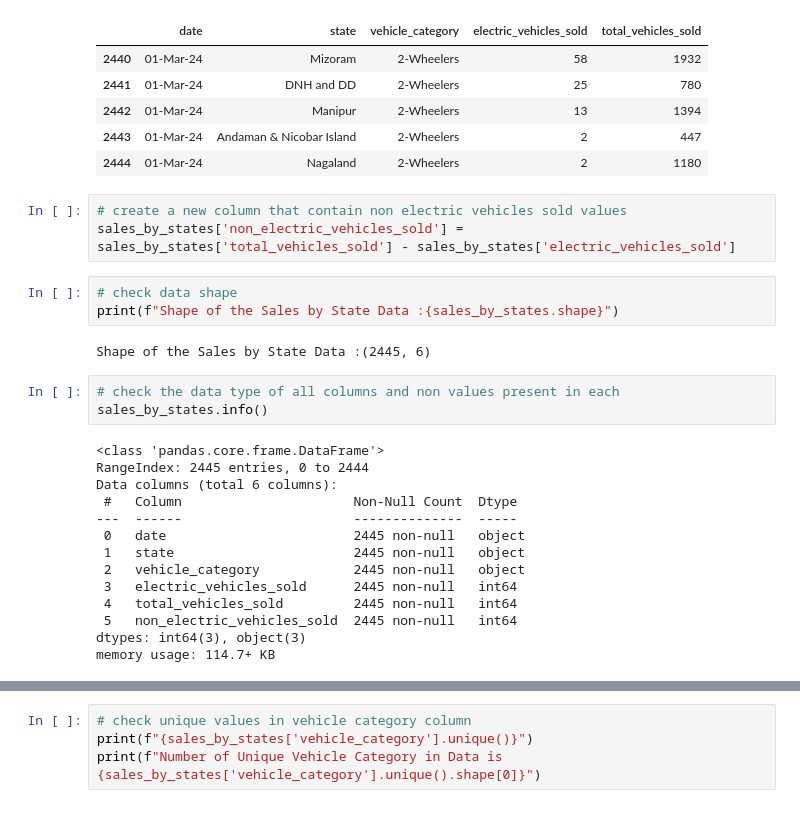
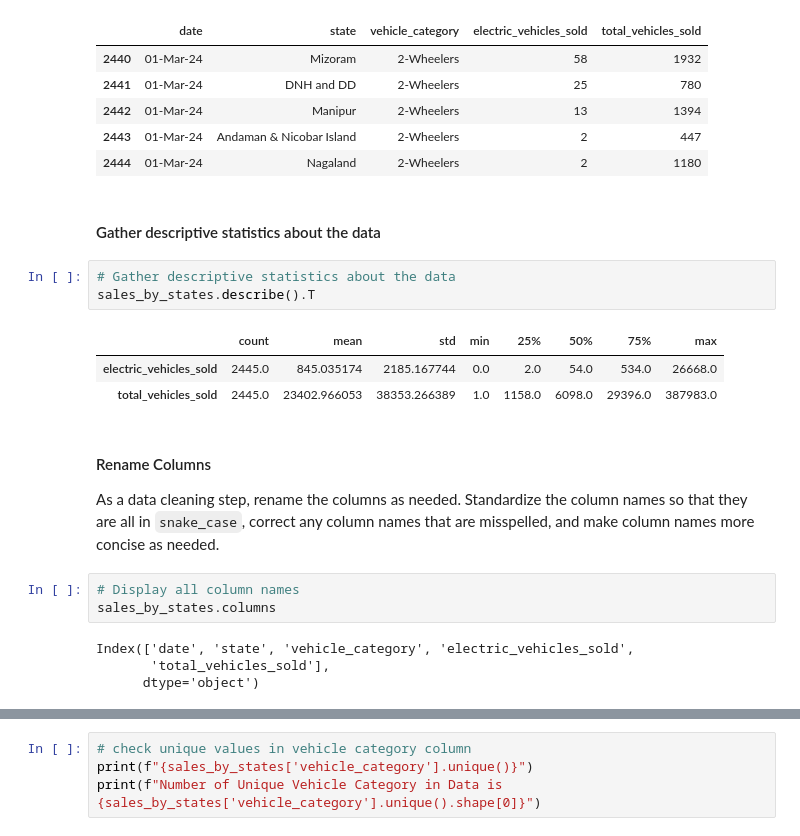
Before and after one commit to WalterEdwardd/General_Motors-Provide_Insights_to_Chief_in_Electric_and_Hybrid_Vehicles, a Jupyter notebook: notebooks/processed_data.ipynb, the cells around one changed output, grey strips where cells are left out. Cells and saved outputs as stored; diff of their text form.

```diff
--- a/notebooks/processed_data.ipynb
+++ b/notebooks/processed_data.ipynb
@@ -53,28 +150,22 @@ sales_by_states.tail()
 | 2442 | 01-Mar-24 | Manipur | 2-Wheelers | 13 | 1394 |
 | 2443 | 01-Mar-24 | Andaman & Nicobar Island | 2-Wheelers | 2 | 447 |
 | 2444 | 01-Mar-24 | Nagaland | 2-Wheelers | 2 | 1180 |
-# %%
-# create a new column that contain non electric vehicles sold values
-sales_by_states['non_electric_vehicles_sold'] = sales_by_states['total_vehicles_sold'] - sales_by_states['electric_vehicles_sold']
-# %%
-# check data shape
-print(f"Shape of the Sales by State Data :{sales_by_states.shape}")
-# %% [output]
-Shape of the Sales by State Data :(2445, 6)
-# %%
-# check the data type of all columns and non values present in each
-sales_by_states.info()
-# %% [output]
-<class 'pandas.core.frame.DataFrame'>
-RangeIndex: 2445 entries, 0 to 2444
-Data columns (total 6 columns):
- #   Column                      Non-Null Count  Dtype
----  ------                      --------------  -----
- 0   date                        2445 non-null   object
- 1   state                       2445 non-null   object
- 2   vehicle_category            2445 non-null   object
- 3   electric_vehicles_sold      2445 non-null   int64
- 4   total_vehicles_sold         2445 non-null   int64
- 5   non_electric_vehicles_sold  2445 non-null   int64
-dtypes: int64(3), object(3)
-memory usage: 114.7+ KB
+# %% [markdown]
+#### Gather descriptive statistics about the data
+# %%
+# Gather descriptive statistics about the data
+sales_by_states.describe().T
+# %% [output]
+|  | count | mean | std | min | 25% | 50% | 75% | max |
+| electric_vehicles_sold | 2445.0 | 845.035174 | 2185.167744 | 0.0 | 2.0 | 54.0 | 534.0 | 26668.0 |
+| total_vehicles_sold | 2445.0 | 23402.966053 | 38353.266389 | 1.0 | 1158.0 | 6098.0 | 29396.0 | 387983.0 |
+# %% [markdown]
+#### Rename Columns
+As a data cleaning step, rename the columns as needed. Standardize the column names so that they are all in `snake_case`, correct any column names that are misspelled, and make column names more concise as needed.
+# %%
+# Display all column names
+sales_by_states.columns
+# %% [output]
+Index(['date', 'state', 'vehicle_category', 'electric_vehicles_sold',
+       'total_vehicles_sold'],
+      dtype='object')
```
Also changed, not shown: parts of 131 cells of this notebook.
